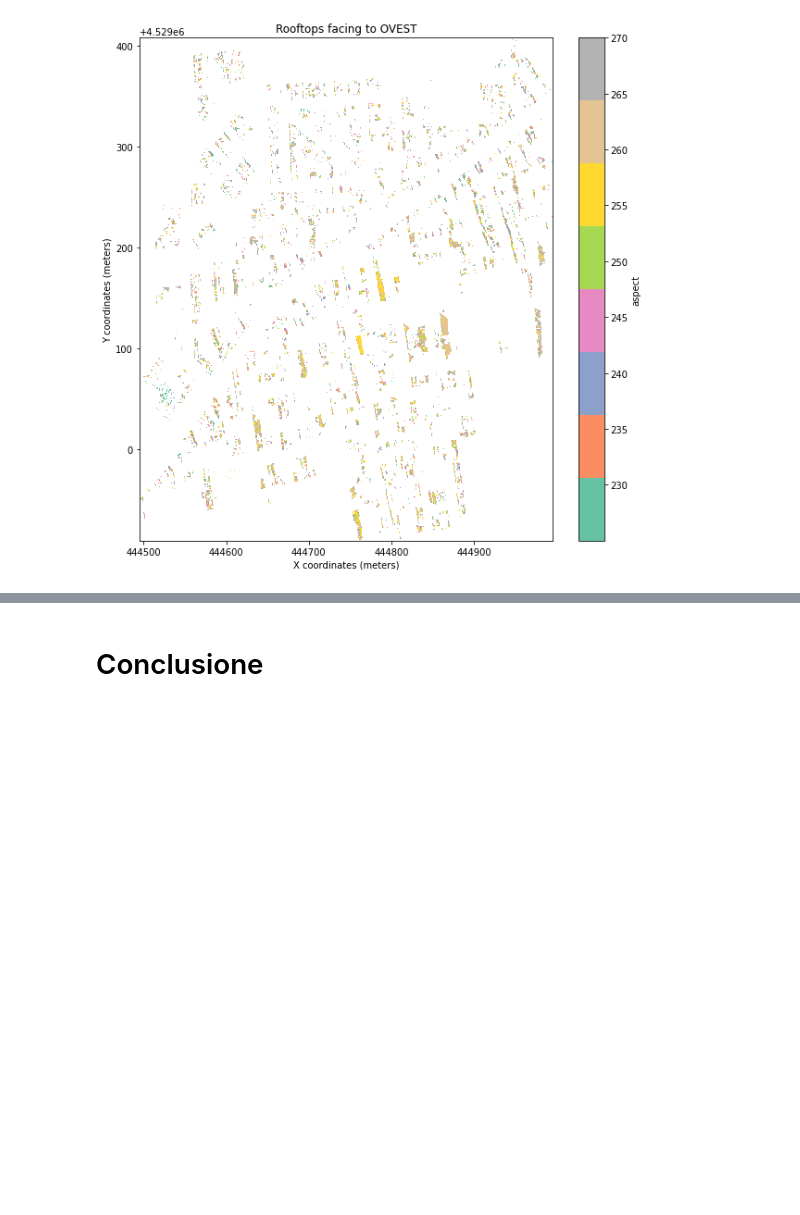
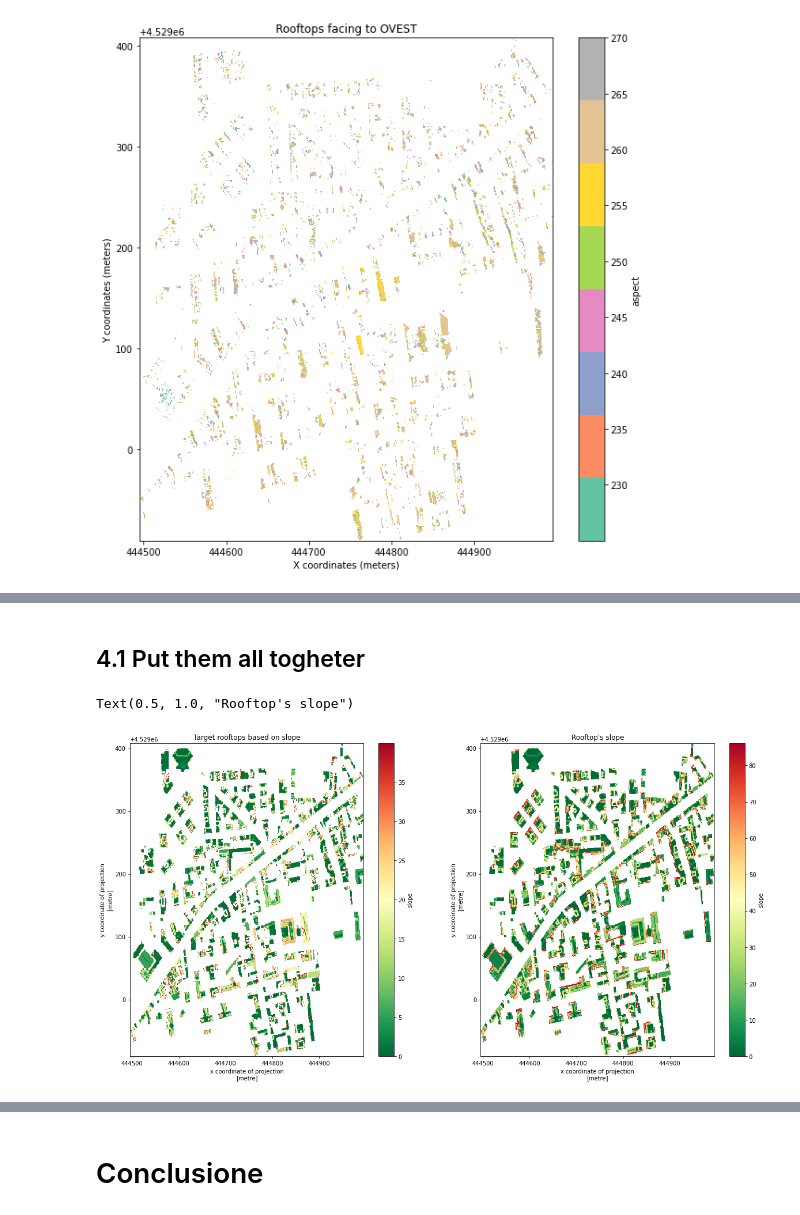
Before and after one commit to MaxDragonheart/PyGIS-Blog, a Jupyter notebook: _notebooks/2022-05-21-verificare-il-potenziale-fotovoltaico-di-un-tetto.ipynb, the cells around one changed output, grey strips where cells are left out. Cells and saved outputs as stored; diff of their text form; code cells hidden in the pictures; blank space fills up the shorter version.

```diff
--- a/_notebooks/2022-05-21-verificare-il-potenziale-fotovoltaico-di-un-tetto.ipynb
+++ b/_notebooks/2022-05-21-verificare-il-potenziale-fotovoltaico-di-un-tetto.ipynb
@@ -272,0 +277,23 @@ Text(0.5, 0, 'X coordinates (meters)')
+# %% [markdown]
+## 4.1 Put them all togheter
+# %%
+target_slope_rooftop = rooftop_slope.where(rooftop_slope <= 40)
+#target_slope_rooftop.rio.to_raster('/home/max/DEV/test-data/output-data/slope_rooftop.tif', driver="GTiff")
+
+fig, axs = plt.subplots(1, 2, figsize=(20, 10))
+colormap = plt.cm.get_cmap('RdYlGn')
+
+target_slope_rooftop.plot.imshow(
+    cmap=colormap.reversed(),
+    ax=axs[0],
+)
+axs[0].set_title("Target rooftops based on slope")
+
+rooftop_slope.plot.imshow(
+    cmap=colormap.reversed(),
+    ax=axs[1]
+)
+axs[1].set_title("Rooftop's slope")
+# %% [output]
+Text(0.5, 1.0, "Rooftop's slope")
+[figure, added]
```
Also changed, not shown: parts of 2 cells of this notebook.
